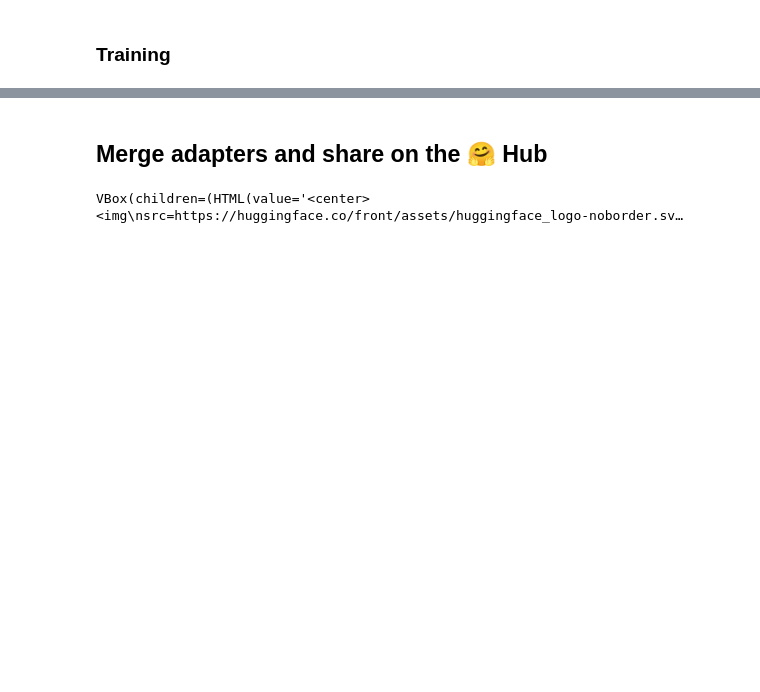
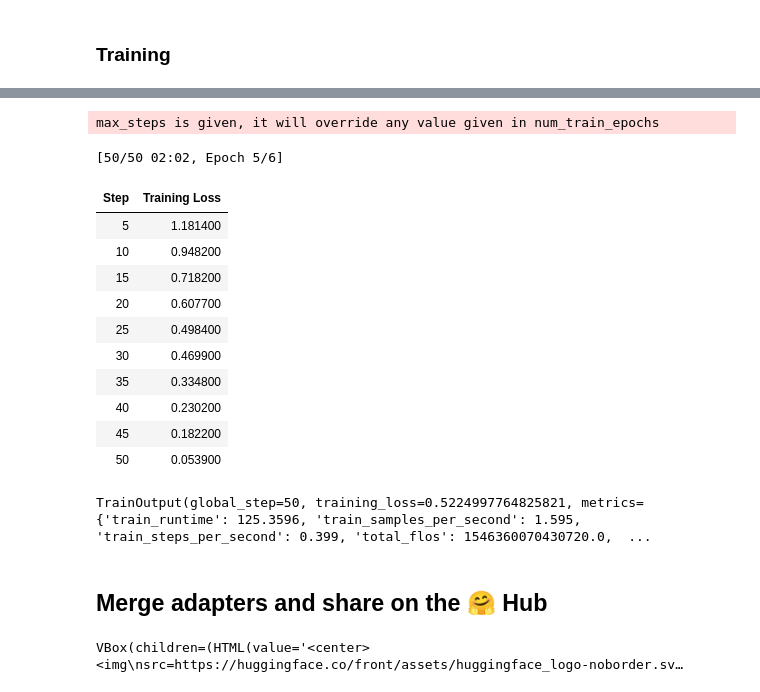
Before and after one commit to aomazic/Project-E, a Jupyter notebook: Veles.ipynb, the cells around one changed output, grey strips where cells are left out. Drawn from its saved outputs; the diff is of its cells as text; code cells hidden in the pictures; blank space fills up the shorter version.

```diff
--- a/Veles.ipynb
+++ b/Veles.ipynb
@@ -124,0 +106,10 @@ model.config.quantization_config.to_dict()
+# %%
+model_name = "microsoft/Phi-3-mini-128k-instruct"
+tokenizer = AutoTokenizer.from_pretrained(model_name)
+
+model = AutoModelForCausalLM.from_pretrained(
+    model_name,
+    device_map="cuda",
+    torch_dtype="auto",
+    trust_remote_code=True,
+)
@@ -157,11 +161,11 @@ def print_trainable_parameters(model):
     )
 # %%
 from peft import LoraConfig, get_peft_model
-
+target_modules= ['k_proj', 'q_proj', 'v_proj', 'o_proj', "gate_proj", "down_proj", "up_proj"]
 config = LoraConfig(
     r=16,
     lora_alpha=32,
-    target_modules=["q_proj", "v_proj"],
+    target_modules=target_modules,
     lora_dropout=0.05,
     bias="none",
     task_type="CAUSAL_LM"
@@ -210,0 +180,40 @@ KeyboardInterrupt:
+# %%
+import transformers
+from datasets import load_dataset
+
+instruction_template = "<|system|>\n"
+response_template = "<|assistant|>\n"
+collator = DataCollatorForCompletionOnlyLM(instruction_template=instruction_template, response_template=response_template, tokenizer=tokenizer, mlm=False)
+
+training_arguments = TrainingArguments(
+    output_dir="./results",
+    num_train_epochs=1,
+    per_device_train_batch_size=4,
+    gradient_accumulation_steps=1,
+    save_steps=5,
+    logging_steps=5,
+    learning_rate=2e-4,
+    weight_decay=0.001,
+    fp16=True,
+    bf16=False,
+    max_grad_norm=0.3,
+    max_steps=50,
+    warmup_ratio= 0.03,
+    group_by_length=True,
+    lr_scheduler_type="constant",
+    report_to="tensorboard"
+)
+
+trainer = SFTTrainer(
+    model=model,
+    train_dataset=data,
+    peft_config=config,
+    dataset_text_field="prediction",
+    max_seq_length=None,
+    tokenizer=tokenizer,
+    args=training_arguments,
+    packing=False,
+    data_collator=collator
+)
+trainer.train()
+# %% [output]
@@ -211,3 +222,17 @@ KeyboardInterrupt:
+max_steps is given, it will override any value given in num_train_epochs
+[50/50 02:02, Epoch 5/6]
+| Step | Training Loss |
+| 5 | 1.181400 |
+| 10 | 0.948200 |
+| 15 | 0.718200 |
+| 20 | 0.607700 |
+| 25 | 0.498400 |
+| 30 | 0.469900 |
+| 35 | 0.334800 |
+| 40 | 0.230200 |
+| 45 | 0.182200 |
+| 50 | 0.053900 |
+TrainOutput(global_step=50, training_loss=0.5224997764825821, metrics={'train_runtime': 125.3596, 'train_samples_per_second': 1.595, 'train_steps_per_second': 0.399, 'total_flos': 1546360070430720.0,  ...
 # %% [markdown]
 ## Merge adapters and share on the 🤗 Hub
 # %%
```
Also changed, not shown: parts of 28 cells of this notebook.
